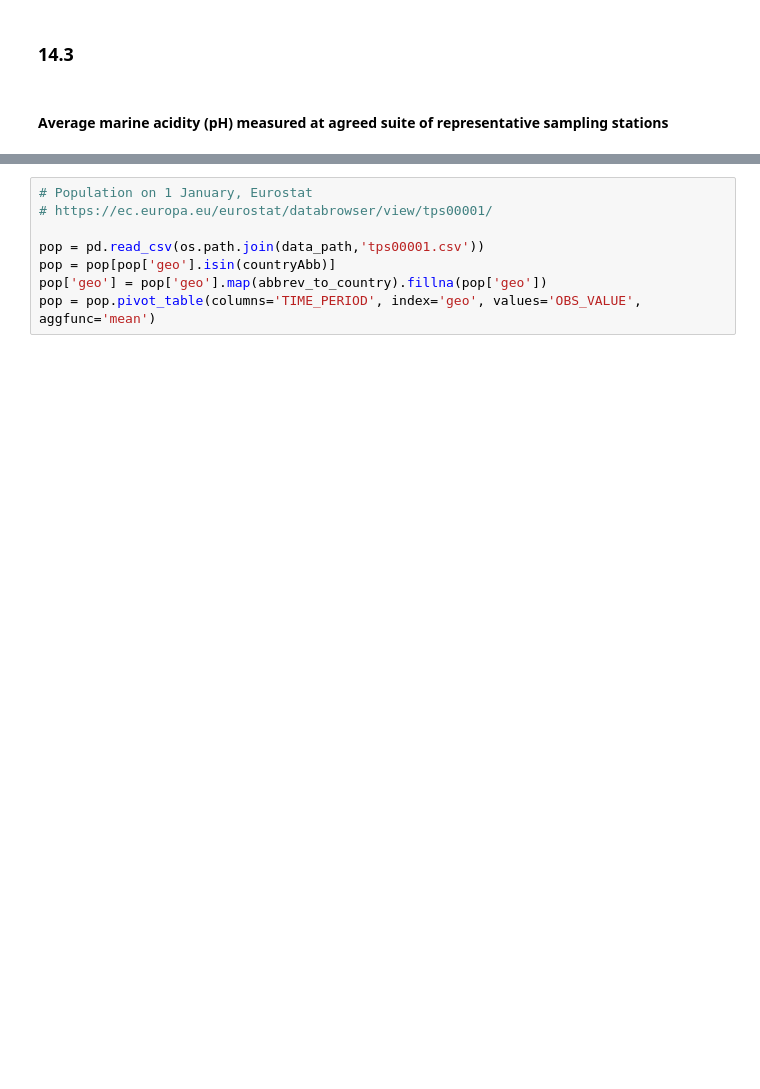
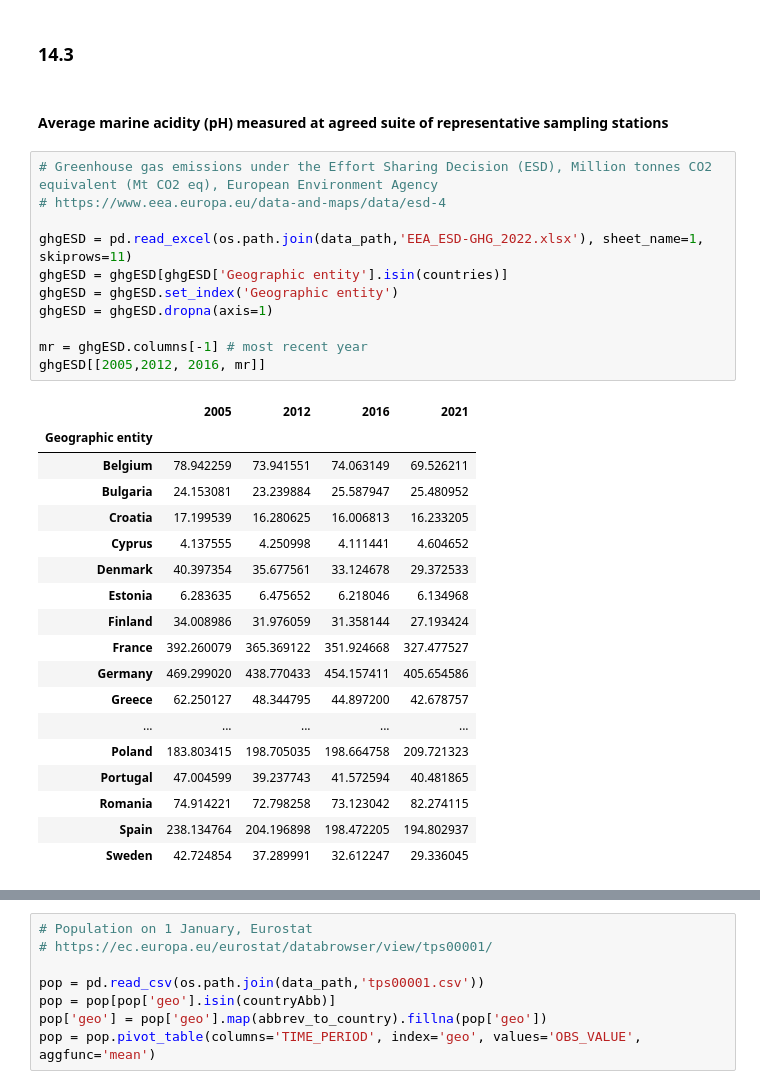
Before and after one commit to isaldiviagonzatti/sdg14, a Jupyter notebook: code/exploreSDG14.ipynb, the cells around one changed output, grey strips where cells are left out. Cells and saved outputs as stored; diff of their text form; blank space fills up the shorter version.

```diff
--- a/code/exploreSDG14.ipynb
+++ b/code/exploreSDG14.ipynb
@@ -446,3 +450,33 @@ nitro.pivot_table(columns='TIME_PERIOD', index='geo', values='OBS_VALUE', aggfun
 ### 14.3
 # %% [markdown]
 ####  Average marine acidity (pH) measured at agreed suite of representative sampling stations
+# %%
+# Greenhouse gas emissions under the Effort Sharing Decision (ESD), Million tonnes CO2 equivalent (Mt CO2 eq), European Environment Agency
+# https://www.eea.europa.eu/data-and-maps/data/esd-4
+
+ghgESD = pd.read_excel(os.path.join(data_path,'EEA_ESD-GHG_2022.xlsx'), sheet_name=1, skiprows=11)
+ghgESD = ghgESD[ghgESD['Geographic entity'].isin(countries)]
+ghgESD = ghgESD.set_index('Geographic entity')
+ghgESD = ghgESD.dropna(axis=1)
+
+mr = ghgESD.columns[-1] # most recent year
+ghgESD[[2005,2012, 2016, mr]]
+# %% [output]
+|  | 2005 | 2012 | 2016 | 2021 |
+| Geographic entity |  |  |  |  |
+| Belgium | 78.942259 | 73.941551 | 74.063149 | 69.526211 |
+| Bulgaria | 24.153081 | 23.239884 | 25.587947 | 25.480952 |
+| Croatia | 17.199539 | 16.280625 | 16.006813 | 16.233205 |
+| Cyprus | 4.137555 | 4.250998 | 4.111441 | 4.604652 |
+| Denmark | 40.397354 | 35.677561 | 33.124678 | 29.372533 |
+| Estonia | 6.283635 | 6.475652 | 6.218046 | 6.134968 |
+| Finland | 34.008986 | 31.976059 | 31.358144 | 27.193424 |
+| France | 392.260079 | 365.369122 | 351.924668 | 327.477527 |
+| Germany | 469.299020 | 438.770433 | 454.157411 | 405.654586 |
+| Greece | 62.250127 | 48.344795 | 44.897200 | 42.678757 |
+| ... | ... | ... | ... | ... |
+| Poland | 183.803415 | 198.705035 | 198.664758 | 209.721323 |
+| Portugal | 47.004599 | 39.237743 | 41.572594 | 40.481865 |
+| Romania | 74.914221 | 72.798258 | 73.123042 | 82.274115 |
+| Spain | 238.134764 | 204.196898 | 198.472205 | 194.802937 |
+| Sweden | 42.724854 | 37.289991 | 32.612247 | 29.336045 |
```
Also changed, not shown: parts of 7 cells of this notebook, 11 other files.
